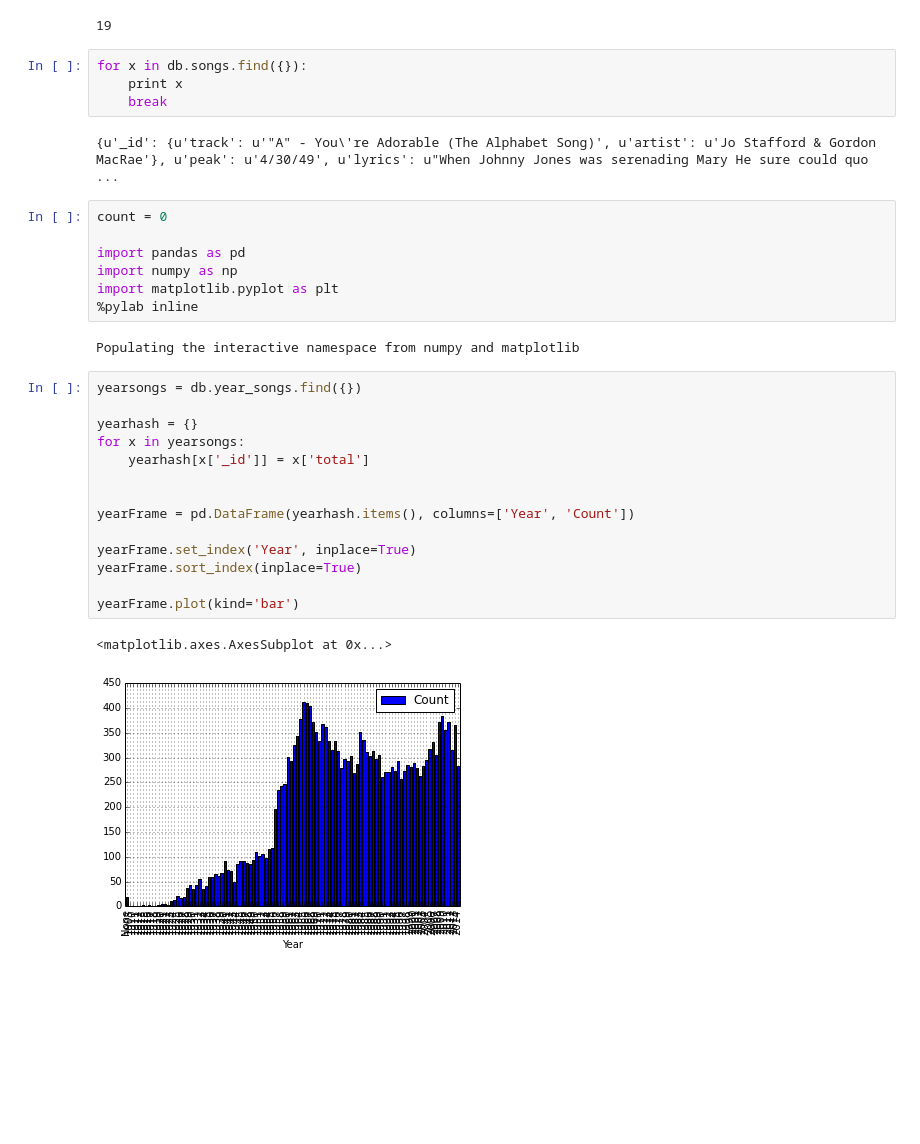
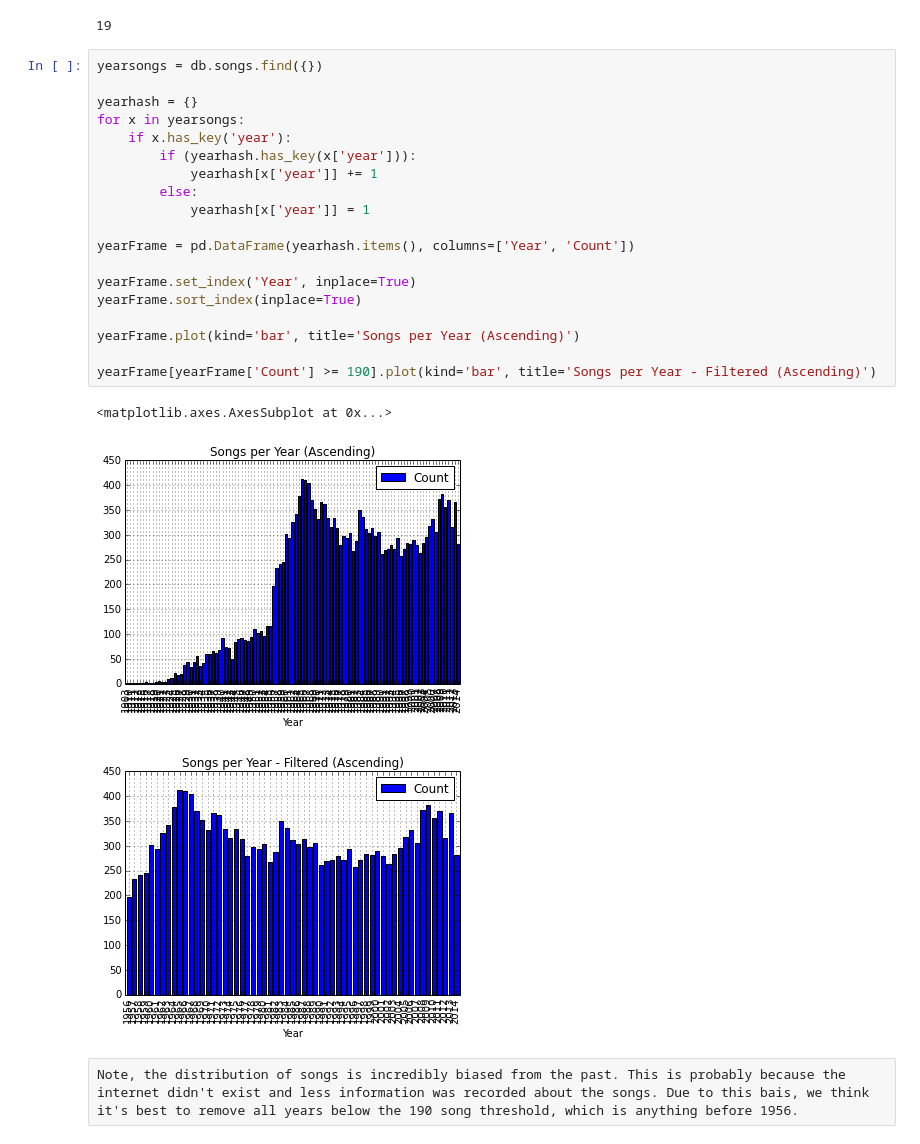
Before and after one commit to matthenricks/fetch_lyrics, a Jupyter notebook: combine_db.ipynb, the cells around one changed output. Cells and saved outputs as stored; diff of their text form; blank space fills up the shorter version.

```diff
--- a/combine_db.ipynb
+++ b/combine_db.ipynb
@@ -52,35 +54,28 @@ for row in songs:
 print wrong
 # %% [output]
 19
-# %%
-for x in db.songs.find({}):
-    print x
-    break
-# %% [output]
-{u'_id': {u'track': u'"A" - You\'re Adorable (The Alphabet Song)', u'artist': u'Jo Stafford & Gordon MacRae'}, u'peak': u'4/30/49', u'lyrics': u"When Johnny Jones was serenading Mary He sure could quo ...
-# %%
-count = 0
-
-import pandas as pd
-import numpy as np
-import matplotlib.pyplot as plt
-%pylab inline
-# %% [output]
-Populating the interactive namespace from numpy and matplotlib
 # %%
-yearsongs = db.year_songs.find({})
+yearsongs = db.songs.find({})
 
 yearhash = {}
 for x in yearsongs:
-    yearhash[x['_id']] = x['total']
-
+    if x.has_key('year'):
+        if (yearhash.has_key(x['year'])):
+            yearhash[x['year']] += 1
+        else:
+            yearhash[x['year']] = 1
 
 yearFrame = pd.DataFrame(yearhash.items(), columns=['Year', 'Count'])
 
 yearFrame.set_index('Year', inplace=True)
 yearFrame.sort_index(inplace=True)
 
-yearFrame.plot(kind='bar')
+yearFrame.plot(kind='bar', title='Songs per Year (Ascending)')
+
+yearFrame[yearFrame['Count'] >= 190].plot(kind='bar', title='Songs per Year - Filtered (Ascending)')
 # %% [output]
 <matplotlib.axes.AxesSubplot at 0x...>
-[figure, old version]
+[figure, new version]
+[figure, added]
+# %% [raw]
+Note, the distribution of songs is incredibly biased from the past. This is probably because the internet didn't exist and less information was recorded about the songs. Due to this bais, we think it's best to remove all years below the 190 song threshold, which is anything before 1956.
```
Also changed, not shown: parts of 1 cell of this notebook, 8 other files.
